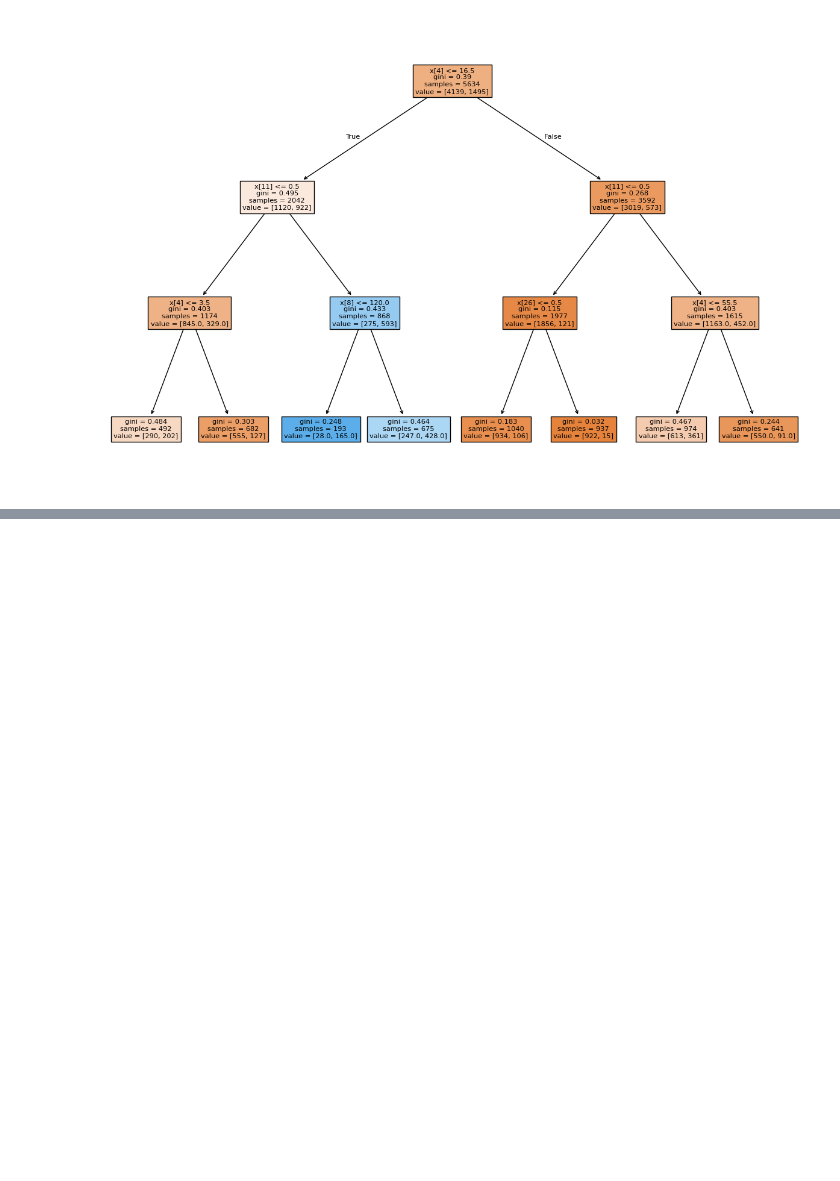
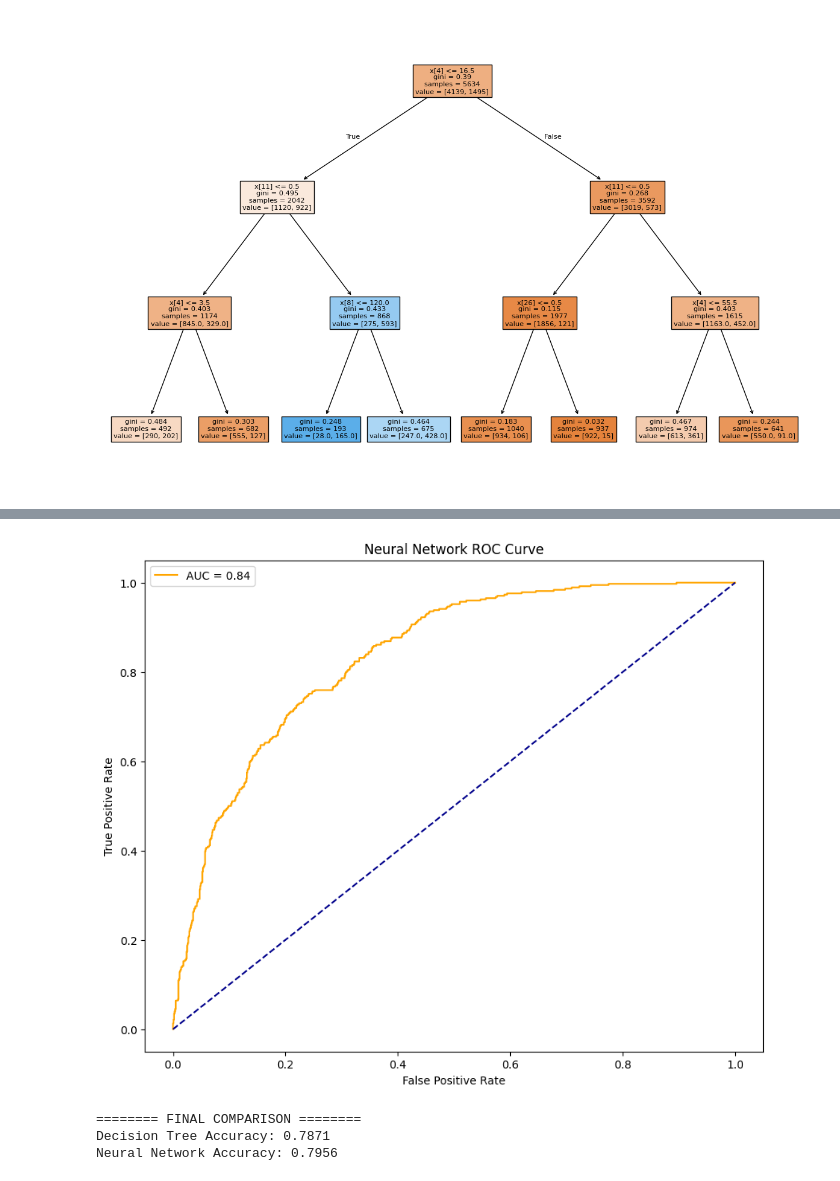
Before and after one commit to Faara34/TelecomChurnMl, a Jupyter notebook: CwMl.ipynb, the cells around one changed output, grey strips where cells are left out. Saved outputs shown, nothing was run; the diff lists cells and outputs as text; code cells hidden in the pictures; blank space fills up the shorter version.

Commit message:
models and comparison

```diff
--- a/CwMl.ipynb
+++ b/CwMl.ipynb
@@ -396,0 +418,5 @@ plt.show()
+# %%
+
+scaler = StandardScaler()
+X_train_scaled = scaler.fit_transform(X_train)
+X_test_scaled = scaler.transform(X_test)
@@ -396,0 +444,9 @@ plt.show()
+# %%
+tuner = kt.Hyperband(
+    build_model,
+    objective='val_accuracy',
+    max_epochs=10,
+    factor=3,
+    directory='keras_tuner',
+    project_name='nn_tuning'
+)
@@ -396,0 +460,10 @@ plt.show()
+# %%
+best_model = tuner.hypermodel.build(best_hps)
+# %%
+bestmodell = best_model.fit(
+    X_train_scaled, y_train,
+    epochs=20,
+    validation_split=0.2,
+    batch_size=32,
+    verbose=1
+)
@@ -396,0 +512,17 @@ plt.show()
+# %%
+nn_probs = best_model.predict(X_test_scaled).ravel()
+fpr_nn, tpr_nn, thresholds_nn = roc_curve(y_test, nn_probs)
+auc_score_nn = roc_auc_score(y_test, nn_probs)
+
+def plot_roc_curve(fpr, tpr, auc_score, title):
+    plt.figure(figsize=(10,8))
+    plt.plot(fpr, tpr, color='orange', label='AUC = %0.2f' % auc_score)
+    plt.plot([0,1],[0,1], color='darkblue', linestyle='--')
+    plt.xlabel('False Positive Rate')
+    plt.ylabel('True Positive Rate')
+    plt.title(title)
+    plt.legend()
+    plt.show()
+
+plot_roc_curve(fpr_nn, tpr_nn, auc_score_nn, 'Neural Network ROC Curve')
+# %% [output]
@@ -396,0 +530,9 @@ plt.show()
+[figure, added]
+# %%
+print("======== FINAL COMPARISON ========")
+print(f"Decision Tree Accuracy: {accuracy_score(y_test, y_pred):.4f}")
+print(f"Neural Network Accuracy: {accuracy_score(y_test, y_pred_nn):.4f}")
+# %% [output]
+======== FINAL COMPARISON ========
+Decision Tree Accuracy: 0.7871
+Neural Network Accuracy: 0.7956
```
Also changed, not shown: parts of 9 cells of this notebook.
